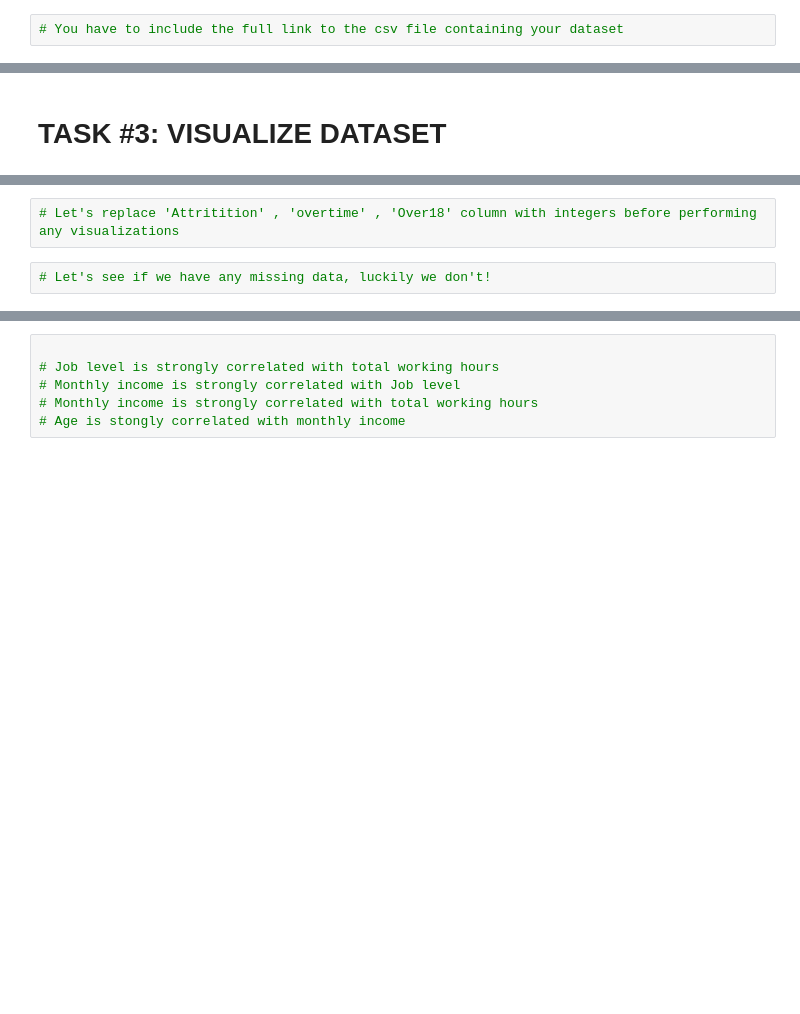
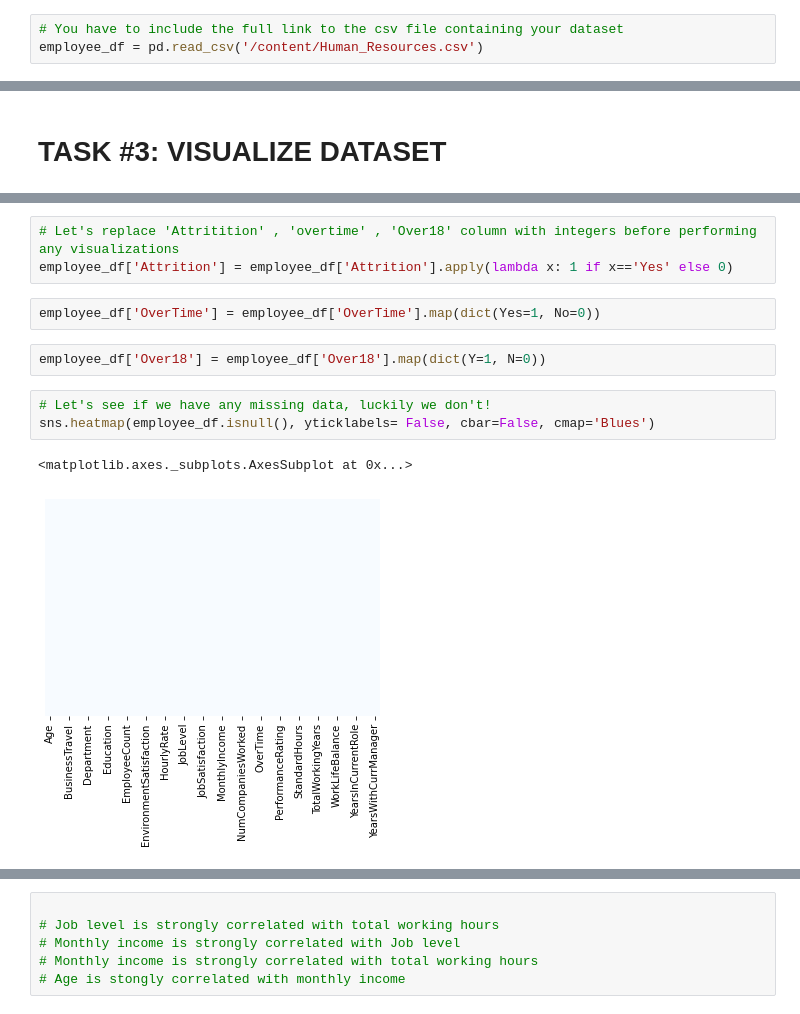
Before and after one commit to aksevenli/Data-Science-for-Business, a Jupyter notebook: Human_Resources_Department_Skeleton.ipynb, the cells around one changed output, grey strips where cells are left out. Saved outputs shown, nothing was run; the diff lists cells and outputs as text; blank space fills up the shorter version.

```diff
--- a/Human_Resources_Department_Skeleton.ipynb
+++ b/Human_Resources_Department_Skeleton.ipynb
@@ -34,3 +34,4 @@ from google.colab import drive
 drive.mount('/content/drive')
 # %%
 # You have to include the full link to the csv file containing your dataset
+employee_df = pd.read_csv('/content/Human_Resources.csv')
@@ -41,7 +85,16 @@ drive.mount('/content/drive')
 # %%
 # Let's replace 'Attritition' , 'overtime' , 'Over18' column with integers before performing any visualizations
+employee_df['Attrition'] = employee_df['Attrition'].apply(lambda x: 1 if x=='Yes' else 0)
+# %%
+employee_df['OverTime'] = employee_df['OverTime'].map(dict(Yes=1, No=0))
+# %%
+employee_df['Over18'] = employee_df['Over18'].map(dict(Y=1, N=0))
 # %%
 # Let's see if we have any missing data, luckily we don't!
+sns.heatmap(employee_df.isnull(), yticklabels= False, cbar=False, cmap='Blues')
+# %% [output]
+<matplotlib.axes._subplots.AxesSubplot at 0x...>
+[figure, added]
 # %%
 # Several features such as 'MonthlyIncome' and 'TotalWorkingYears' are tail heavy
 # It makes sense to drop 'EmployeeCount' and 'Standardhours' since they do not change from one employee to the other
```
Also changed, not shown: parts of 10 cells of this notebook.
